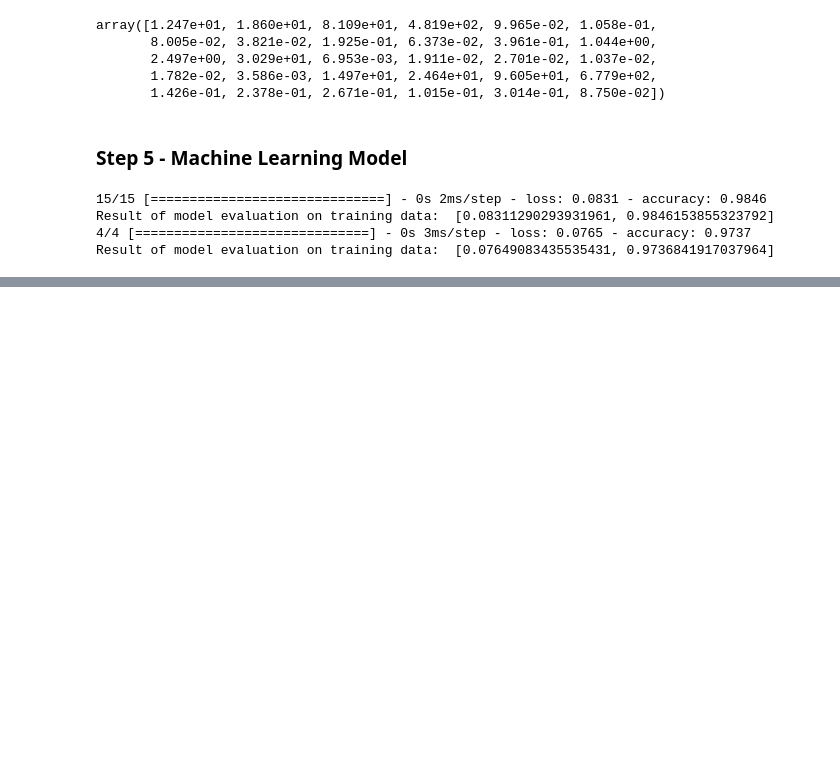
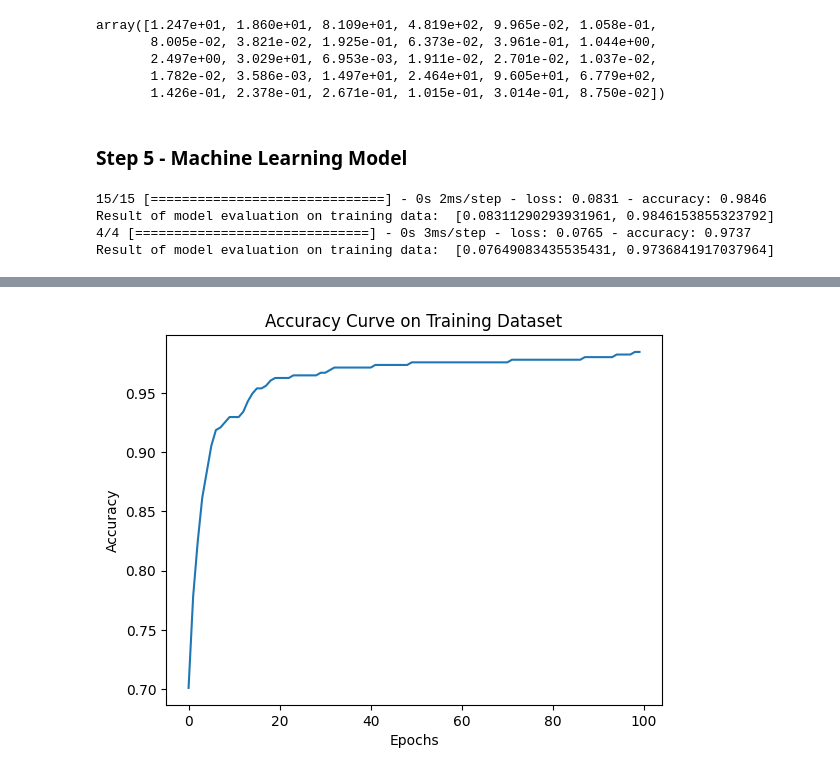
Before and after one commit to GoAshim/Artificial-Neural-Network-with-TensorFlow, a Jupyter notebook: 04_Binary_Classification_using_TensorFlow_Predict_Breast_Cancer.ipynb, the cells around one changed output, grey strips where cells are left out. Drawn from its saved outputs; the diff is of its cells as text; code cells hidden in the pictures; blank space fills up the shorter version.

```diff
--- a/04_Binary_Classification_using_TensorFlow_Predict_Breast_Cancer.ipynb
+++ b/04_Binary_Classification_using_TensorFlow_Predict_Breast_Cancer.ipynb
@@ -310,0 +321,10 @@ Result of model evaluation on training data:  [0.07649083435535431, 0.9736841917
+# %%
+# Plot the accuracy curve on training dataset
+
+plt.plot(hist.history['accuracy'])
+plt.title('Accuracy Curve on Training Dataset')
+plt.xlabel('Epochs')
+plt.ylabel('Accuracy')
+plt.show();
+# %% [output]
+[figure, added]
```
Also changed, not shown: parts of 1 cell of this notebook.
